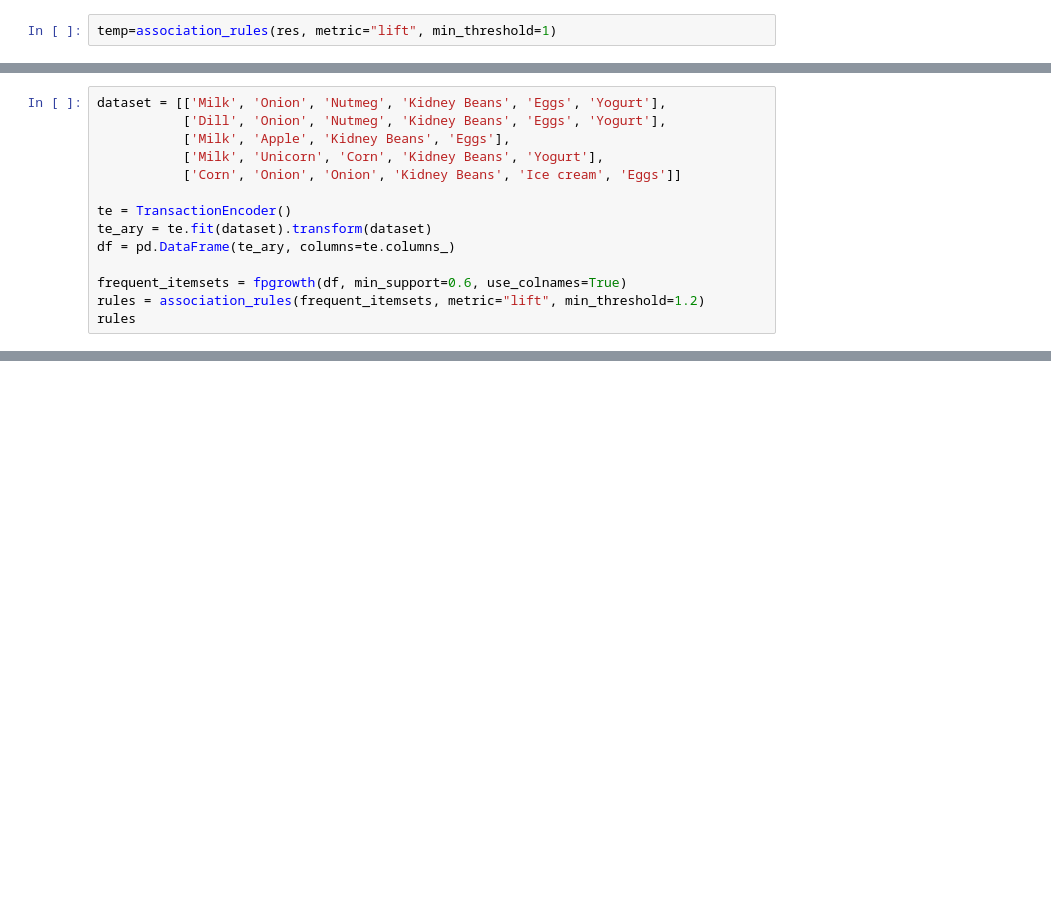
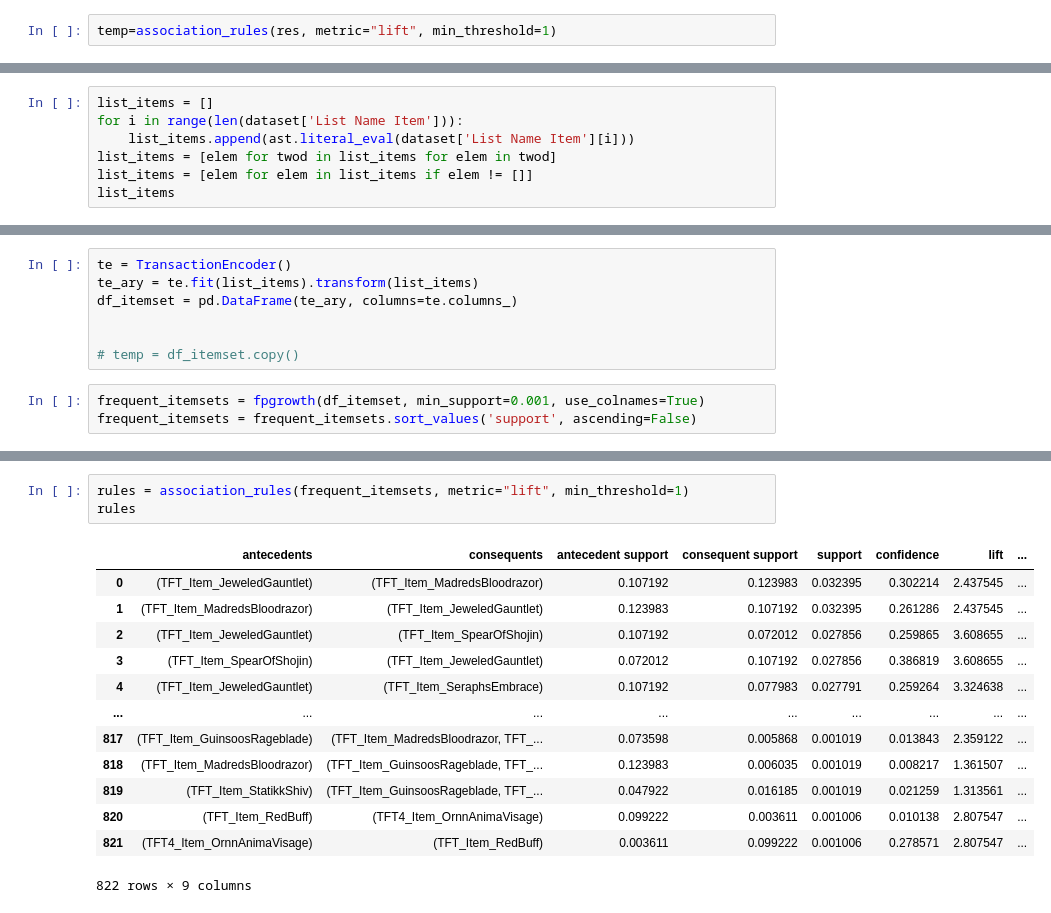
Before and after one commit to Karmishs/Data_Science_Project, a Jupyter notebook: Frequent_Pattern/Apriory_model.ipynb, the cells around one changed output, grey strips where cells are left out. Drawn from its saved outputs; the diff is of its cells as text; blank space fills up the shorter version.

```diff
--- a/Frequent_Pattern/Apriory_model.ipynb
+++ b/Frequent_Pattern/Apriory_model.ipynb
@@ -134,15 +136 @@ temp.sort_values('lift',ascending=False)
 110 rows × 9 columns
-# %%
-dataset = [['Milk', 'Onion', 'Nutmeg', 'Kidney Beans', 'Eggs', 'Yogurt'],
-           ['Dill', 'Onion', 'Nutmeg', 'Kidney Beans', 'Eggs', 'Yogurt'],
-           ['Milk', 'Apple', 'Kidney Beans', 'Eggs'],
-           ['Milk', 'Unicorn', 'Corn', 'Kidney Beans', 'Yogurt'],
-           ['Corn', 'Onion', 'Onion', 'Kidney Beans', 'Ice cream', 'Eggs']]
-
-te = TransactionEncoder()
-te_ary = te.fit(dataset).transform(dataset)
-df = pd.DataFrame(te_ary, columns=te.columns_)
-
-frequent_itemsets = fpgrowth(df, min_support=0.6, use_colnames=True)
-rules = association_rules(frequent_itemsets, metric="lift", min_threshold=1.2)
-rules
@@ -156,0 +139,7 @@ rules
+# %%
+list_items = []
+for i in range(len(dataset['List Name Item'])):
+    list_items.append(ast.literal_eval(dataset['List Name Item'][i]))
+list_items = [elem for twod in list_items for elem in twod]
+list_items = [elem for elem in list_items if elem != []]
+list_items
@@ -156,0 +164,10 @@ rules
+# %%
+te = TransactionEncoder()
+te_ary = te.fit(list_items).transform(list_items)
+df_itemset = pd.DataFrame(te_ary, columns=te.columns_)
+
+
+# temp = df_itemset.copy()
+# %%
+frequent_itemsets = fpgrowth(df_itemset, min_support=0.001, use_colnames=True)
+frequent_itemsets = frequent_itemsets.sort_values('support', ascending=False)
@@ -156,0 +199,17 @@ rules
+# %%
+rules = association_rules(frequent_itemsets, metric="lift", min_threshold=1)
+rules
+# %% [output]
+|  | antecedents | consequents | antecedent support | consequent support | support | confidence | lift | ... |
+| 0 | (TFT_Item_JeweledGauntlet) | (TFT_Item_MadredsBloodrazor) | 0.107192 | 0.123983 | 0.032395 | 0.302214 | 2.437545 | ... |
+| 1 | (TFT_Item_MadredsBloodrazor) | (TFT_Item_JeweledGauntlet) | 0.123983 | 0.107192 | 0.032395 | 0.261286 | 2.437545 | ... |
+| 2 | (TFT_Item_JeweledGauntlet) | (TFT_Item_SpearOfShojin) | 0.107192 | 0.072012 | 0.027856 | 0.259865 | 3.608655 | ... |
+| 3 | (TFT_Item_SpearOfShojin) | (TFT_Item_JeweledGauntlet) | 0.072012 | 0.107192 | 0.027856 | 0.386819 | 3.608655 | ... |
+| 4 | (TFT_Item_JeweledGauntlet) | (TFT_Item_SeraphsEmbrace) | 0.107192 | 0.077983 | 0.027791 | 0.259264 | 3.324638 | ... |
+| ... | ... | ... | ... | ... | ... | ... | ... | ... |
+| 817 | (TFT_Item_GuinsoosRageblade) | (TFT_Item_MadredsBloodrazor, TFT_... | 0.073598 | 0.005868 | 0.001019 | 0.013843 | 2.359122 | ... |
+| 818 | (TFT_Item_MadredsBloodrazor) | (TFT_Item_GuinsoosRageblade, TFT_... | 0.123983 | 0.006035 | 0.001019 | 0.008217 | 1.361507 | ... |
+| 819 | (TFT_Item_StatikkShiv) | (TFT_Item_GuinsoosRageblade, TFT_... | 0.047922 | 0.016185 | 0.001019 | 0.021259 | 1.313561 | ... |
+| 820 | (TFT_Item_RedBuff) | (TFT4_Item_OrnnAnimaVisage) | 0.099222 | 0.003611 | 0.001006 | 0.010138 | 2.807547 | ... |
+| 821 | (TFT4_Item_OrnnAnimaVisage) | (TFT_Item_RedBuff) | 0.003611 | 0.099222 | 0.001006 | 0.278571 | 2.807547 | ... |
+822 rows × 9 columns
```
Also changed, not shown: parts of 11 cells of this notebook.
